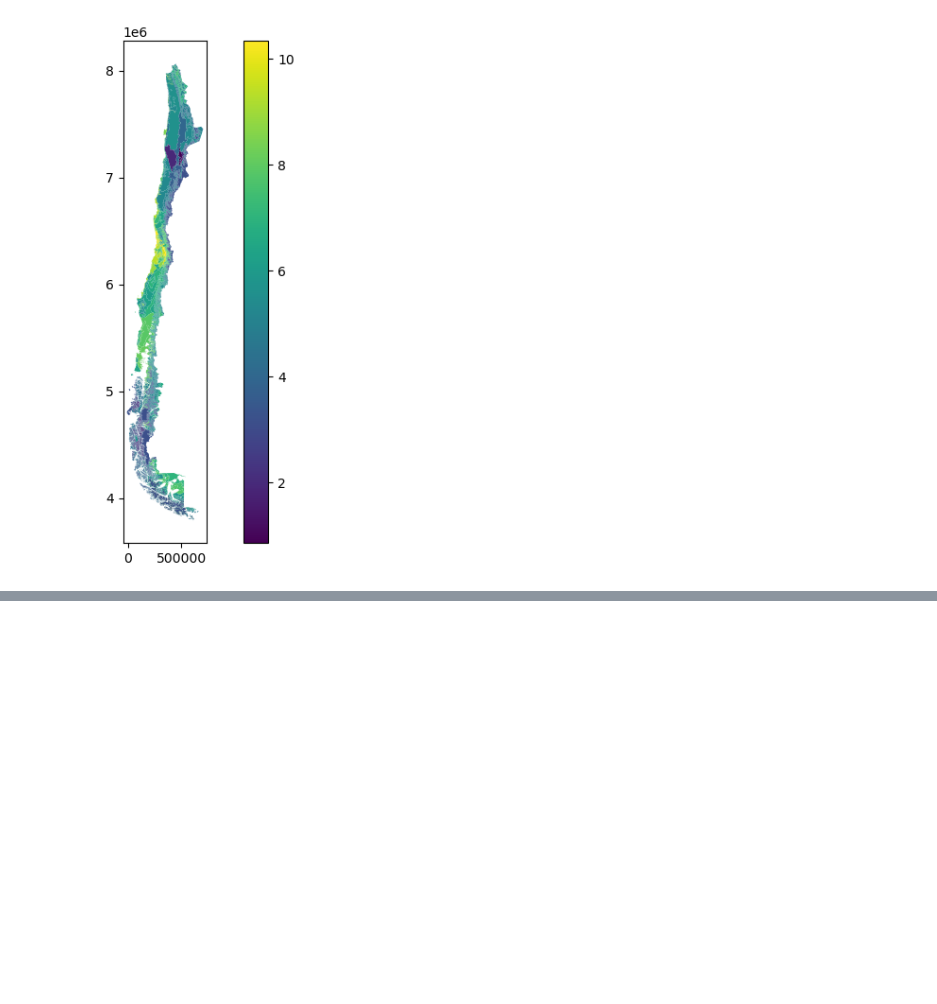
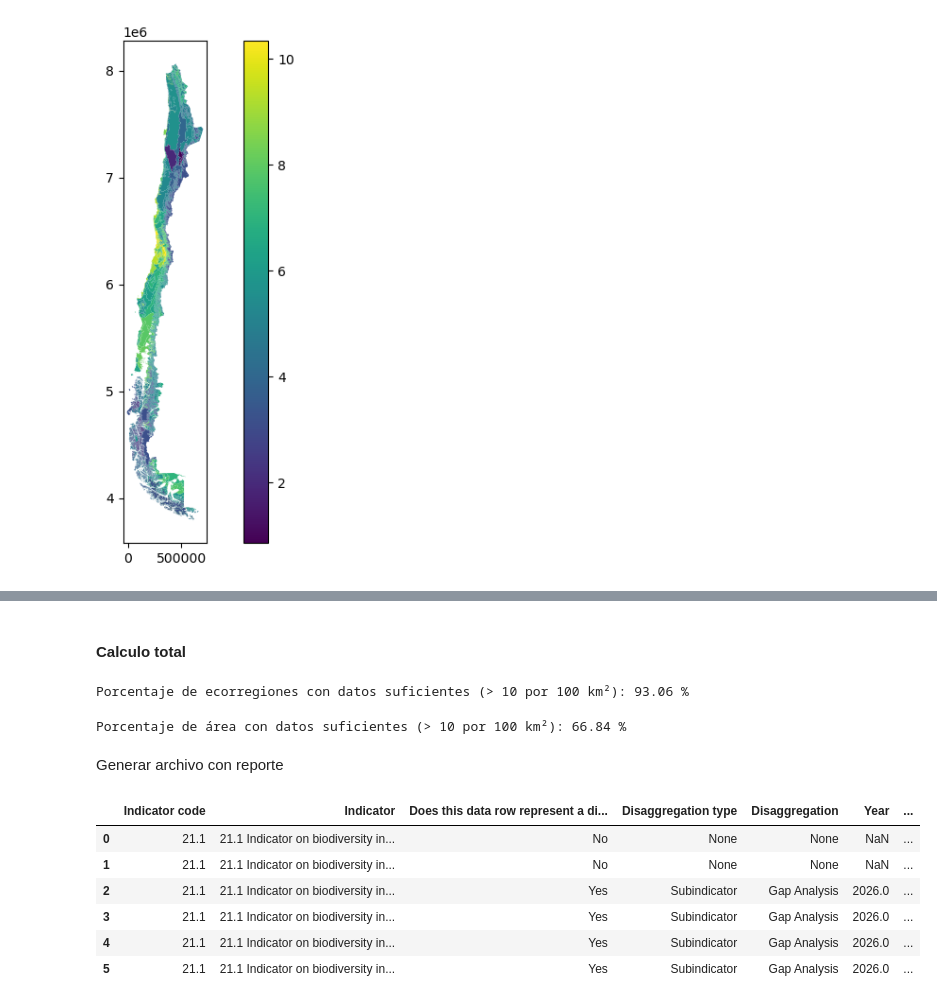
Before and after one commit to IEB-BIODATA/7NR-Indicators, a Jupyter notebook: indicadores/21_1_Indicator_on_biodiversity_information_for_monitoring/21_1_Indicator_on_biodiversity_information_for_monitoring.ipynb, the cells around one changed output, grey strips where cells are left out. Drawn from its saved outputs; the diff is of its cells as text; code cells hidden in the pictures; blank space fills up the shorter version.

```diff
--- a/indicadores/21_1_Indicator_on_biodiversity_information_for_monitoring/21_1_Indicator_on_biodiversity_information_for_monitoring.ipynb
+++ b/indicadores/21_1_Indicator_on_biodiversity_information_for_monitoring/21_1_Indicator_on_biodiversity_information_for_monitoring.ipynb
@@ -251,0 +268,79 @@ Porcentaje de área con datos suficientes (> 10 por km^2): 95.23 %
+# %% [markdown]
+#### Calculo total
+# %%
+suficientes = suficientes_marino + suficientes_terrestre
+total = total_marino + total_terrestre
+print(f"Porcentaje de ecorregiones con datos suficientes (> 10 por 100 km\u00b2): {suficientes * 100 / total:.2f} %")
+# %% [output]
+Porcentaje de ecorregiones con datos suficientes (> 10 por 100 km²): 93.06 %
+# %%
+km_suficientes = km_suficientes_marino + km_suficientes_terrestre
+km_totales = km_totales_marino + km_totales_terrestre
+print(f"Porcentaje de área con datos suficientes (> 10 por 100 km\u00b2): {km_suficientes * 100 / km_totales:.2f} %")
+# %% [output]
+Porcentaje de área con datos suficientes (> 10 por 100 km²): 66.84 %
+# %% [markdown]
+Generar archivo con reporte
+# %%
+indicator_columns = [
+    "Indicator code", "Indicator",
+    "Does this data row represent a disaggregation",
+    "Disaggregation type", "Disaggregation",
+    "Year", "Unit", "Value", "Footnote"
+]
+indicator_code = "21.1"
+indicator_name = "21.1 Indicator on biodiversity information for monitoring the Kunming-Montreal Global Biodiversity Framework"
+year_indicator = 2026
+# %%
+indicator_data = [
+    # Global ones
+    [
+        indicator_code, indicator_name, "No",
+        None, None, None,
+        "Percentage of ecosystems", 100 - (suficientes * 100 / total),
+        "Percentage of ecosystems with deficient data (< 10 per 100 km²)"
+    ],
+    [
+        indicator_code, indicator_name, "No",
+        None, None, None,
+        "Percentage of ecosystems", 100 - (km_suficientes * 100 / km_totales),
+        "Percentage of area with deficient data (< 10 per 100 km²)"
+    ],
+    # Marine
+    [
+        indicator_code, indicator_name, "Yes",
+        "Subindicator", "Gap Analysis", 2026,
+        "Percentage of ecosystems", 100 - (suficientes_marino * 100 / total_marino),
+        "Percentage of marine ecoregions with deficient data (< 10 per 100 km²)"
+    ],
+    [
+        indicator_code, indicator_name, "Yes",
+        "Subindicator", "Gap Analysis", 2026,
+        "Percentage of area", 100 - (km_suficientes_marino * 100 / km_totales_marino),
+        "Percentage of marine area with deficient data (< 10 per 100 km²)"
+    ],
+    # Terrestrial
+    [
+        indicator_code, indicator_name, "Yes",
+        "Subindicator", "Gap Analysis", 2026,
+        "Percentage of ecosystems", 100 - (suficientes_terrestre * 100 / total_terrestre),
+        "Percentage of terrestrial ecoregions with deficient data (< 10 per 100 km²)"
+    ],
+    [
+        indicator_code, indicator_name, "Yes",
+        "Subindicator", "Gap Analysis", 2026,
+        "Percentage of area", 100 - (km_suficientes_terrestre * 100 / km_totales_terrestre),
+        "Percentage of terrestrial area with deficient data (< 10 per 100 km²)"
+    ],
+]
+indicator = pd.DataFrame(indicator_data, columns=indicator_columns)
+indicator.to_csv("indicador_21_1.csv", header=True, index=False)
+indicator
+# %% [output]
+|  | Indicator code | Indicator | Does this data row represent a di... | Disaggregation type | Disaggregation | Year | ... |
+| 0 | 21.1 | 21.1 Indicator on biodiversity in... | No | None | None | NaN | ... |
+| 1 | 21.1 | 21.1 Indicator on biodiversity in... | No | None | None | NaN | ... |
+| 2 | 21.1 | 21.1 Indicator on biodiversity in... | Yes | Subindicator | Gap Analysis | 2026.0 | ... |
+| 3 | 21.1 | 21.1 Indicator on biodiversity in... | Yes | Subindicator | Gap Analysis | 2026.0 | ... |
+| 4 | 21.1 | 21.1 Indicator on biodiversity in... | Yes | Subindicator | Gap Analysis | 2026.0 | ... |
+| 5 | 21.1 | 21.1 Indicator on biodiversity in... | Yes | Subindicator | Gap Analysis | 2026.0 | ... |
```
Also changed, not shown: parts of 10 cells of this notebook.
